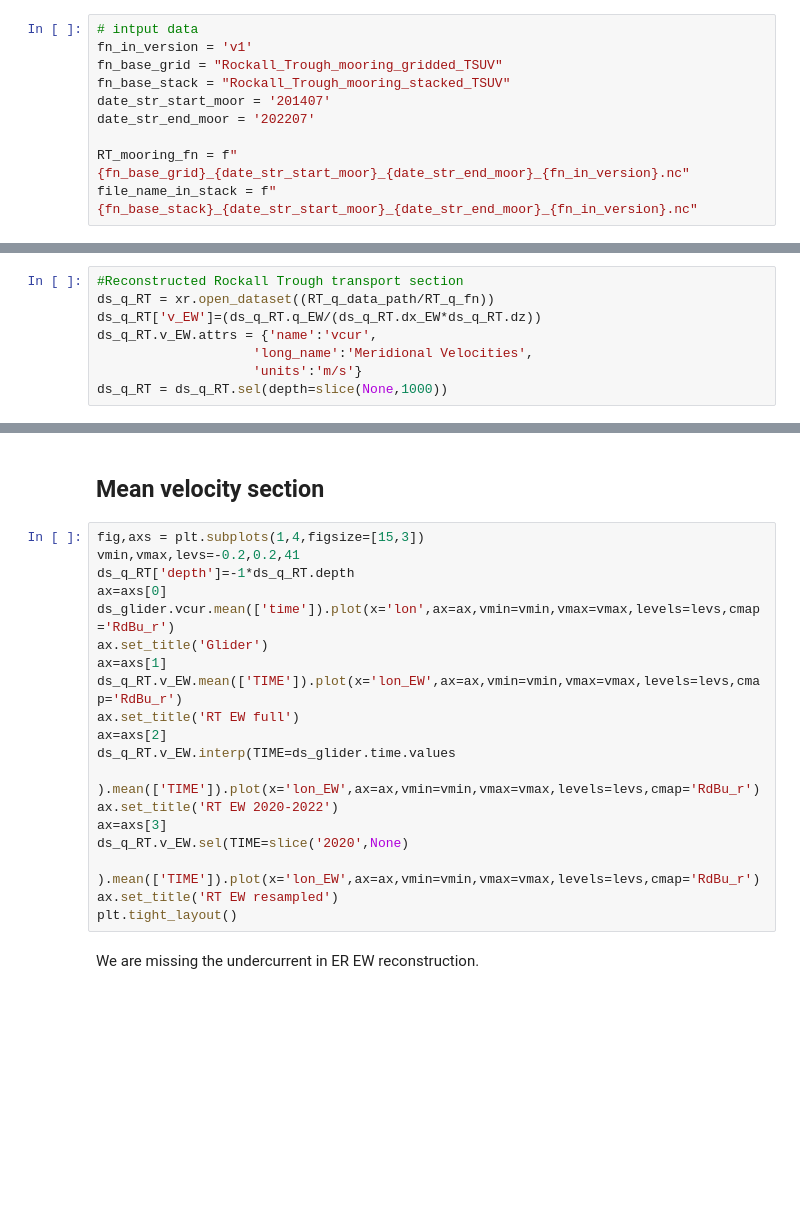
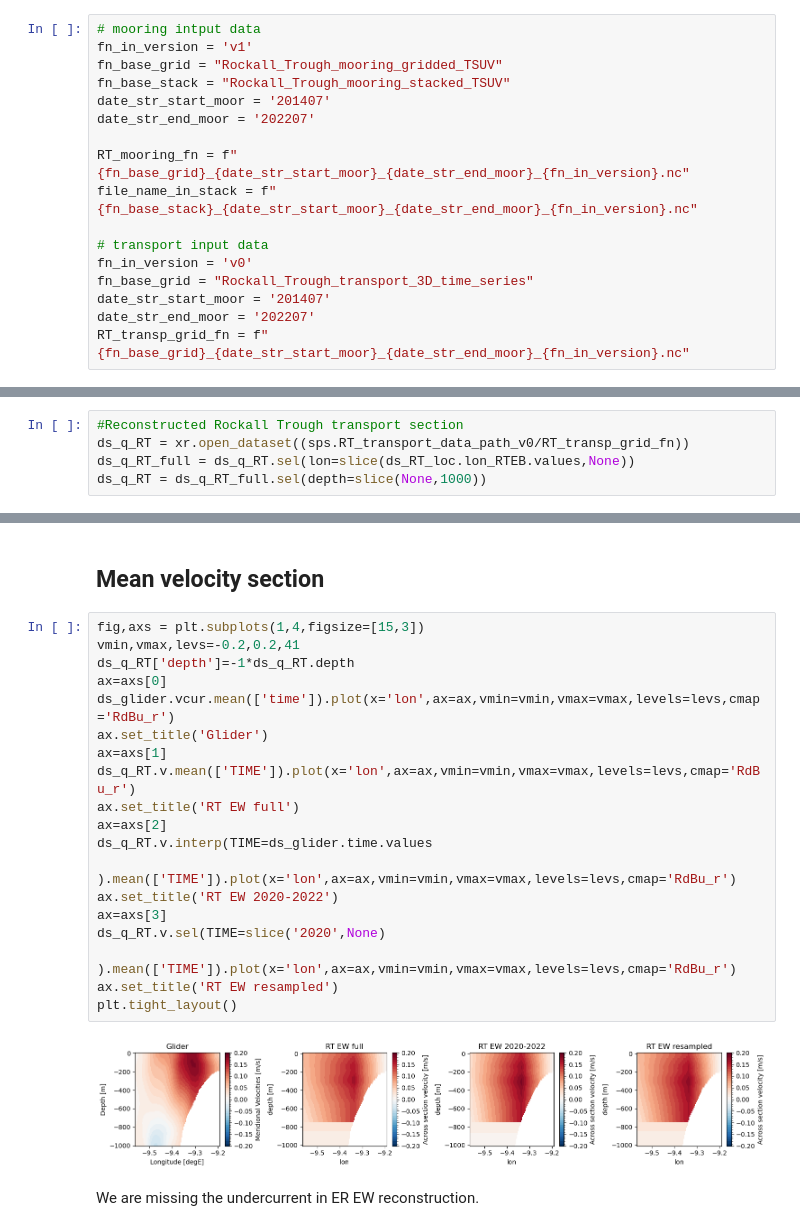
Before and after one commit to ScotMarPhys/Rockall_Trough_Transports, a Jupyter notebook: notebooks/2.1_Rockall_Trough_glider_EW_HEOF_2020_2023.ipynb, the cells around one changed output, grey strips where cells are left out. Drawn from its saved outputs; the diff is of its cells as text; blank space fills up the shorter version.

```diff
--- a/notebooks/2.1_Rockall_Trough_glider_EW_HEOF_2020_2023.ipynb
+++ b/notebooks/2.1_Rockall_Trough_glider_EW_HEOF_2020_2023.ipynb
@@ -80,5 +42,5 @@ Path(fig_out_path).mkdir(parents=True, exist_ok=True)
 # %%
-# intput data
+# mooring intput data
 fn_in_version = 'v1'
 fn_base_grid = "Rockall_Trough_mooring_gridded_TSUV"
 fn_base_stack = "Rockall_Trough_mooring_stacked_TSUV"
@@ -87,3 +49,10 @@ date_str_end_moor = '202207'
 
 RT_mooring_fn = f"{fn_base_grid}_{date_str_start_moor}_{date_str_end_moor}_{fn_in_version}.nc"
 file_name_in_stack = f"{fn_base_stack}_{date_str_start_moor}_{date_str_end_moor}_{fn_in_version}.nc"
+
+# transport input data
+fn_in_version = 'v0'
+fn_base_grid = "Rockall_Trough_transport_3D_time_series"
+date_str_start_moor = '201407'
+date_str_end_moor = '202207'
+RT_transp_grid_fn = f"{fn_base_grid}_{date_str_start_moor}_{date_str_end_moor}_{fn_in_version}.nc"
@@ -284,9 +81,6 @@ ds_GLORYS = rtd.load_glorys('RTADCP',ds_RT.TIME.min(),ds_RT.TIME.max())
 Data is in GLORYS reanlysis and interim period
 # %%
 #Reconstructed Rockall Trough transport section
-ds_q_RT = xr.open_dataset((RT_q_data_path/RT_q_fn))
-ds_q_RT['v_EW']=(ds_q_RT.q_EW/(ds_q_RT.dx_EW*ds_q_RT.dz))
-ds_q_RT.v_EW.attrs = {'name':'vcur',
-                    'long_name':'Meridional Velocities',
-                    'units':'m/s'}
-ds_q_RT = ds_q_RT.sel(depth=slice(None,1000))
+ds_q_RT = xr.open_dataset((sps.RT_transport_data_path_v0/RT_transp_grid_fn))
+ds_q_RT_full = ds_q_RT.sel(lon=slice(ds_RT_loc.lon_RTEB.values,None))
+ds_q_RT = ds_q_RT_full.sel(depth=slice(None,1000))
@@ -317,22 +109,24 @@ ds_glider_nan = rt_eof.add_nan_glider_sections(ds_glider)
 # %%
 fig,axs = plt.subplots(1,4,figsize=[15,3])
 vmin,vmax,levs=-0.2,0.2,41
 ds_q_RT['depth']=-1*ds_q_RT.depth
 ax=axs[0]
 ds_glider.vcur.mean(['time']).plot(x='lon',ax=ax,vmin=vmin,vmax=vmax,levels=levs,cmap='RdBu_r')
 ax.set_title('Glider')
 ax=axs[1]
-ds_q_RT.v_EW.mean(['TIME']).plot(x='lon_EW',ax=ax,vmin=vmin,vmax=vmax,levels=levs,cmap='RdBu_r')
+ds_q_RT.v.mean(['TIME']).plot(x='lon',ax=ax,vmin=vmin,vmax=vmax,levels=levs,cmap='RdBu_r')
 ax.set_title('RT EW full')
 ax=axs[2]
-ds_q_RT.v_EW.interp(TIME=ds_glider.time.values
-                   ).mean(['TIME']).plot(x='lon_EW',ax=ax,vmin=vmin,vmax=vmax,levels=levs,cmap='RdBu_r')
+ds_q_RT.v.interp(TIME=ds_glider.time.values
+                   ).mean(['TIME']).plot(x='lon',ax=ax,vmin=vmin,vmax=vmax,levels=levs,cmap='RdBu_r')
 ax.set_title('RT EW 2020-2022')
 ax=axs[3]
-ds_q_RT.v_EW.sel(TIME=slice('2020',None)
-                ).mean(['TIME']).plot(x='lon_EW',ax=ax,vmin=vmin,vmax=vmax,levels=levs,cmap='RdBu_r')
+ds_q_RT.v.sel(TIME=slice('2020',None)
+                ).mean(['TIME']).plot(x='lon',ax=ax,vmin=vmin,vmax=vmax,levels=levs,cmap='RdBu_r')
 ax.set_title('RT EW resampled')
 plt.tight_layout()
+# %% [output]
+[figure, added]
 # %% [markdown]
 We are missing the undercurrent in ER EW reconstruction.
 # %% [markdown]
```
Also changed, not shown: parts of 35 cells of this notebook.
